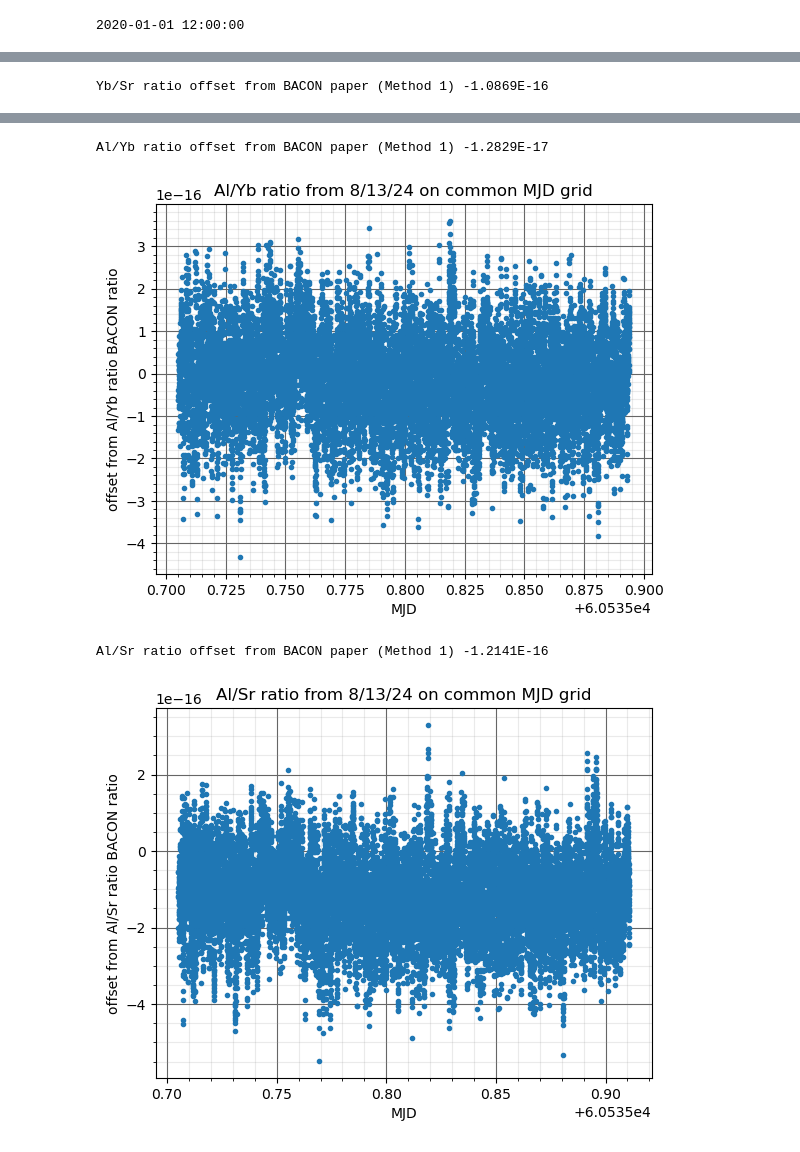
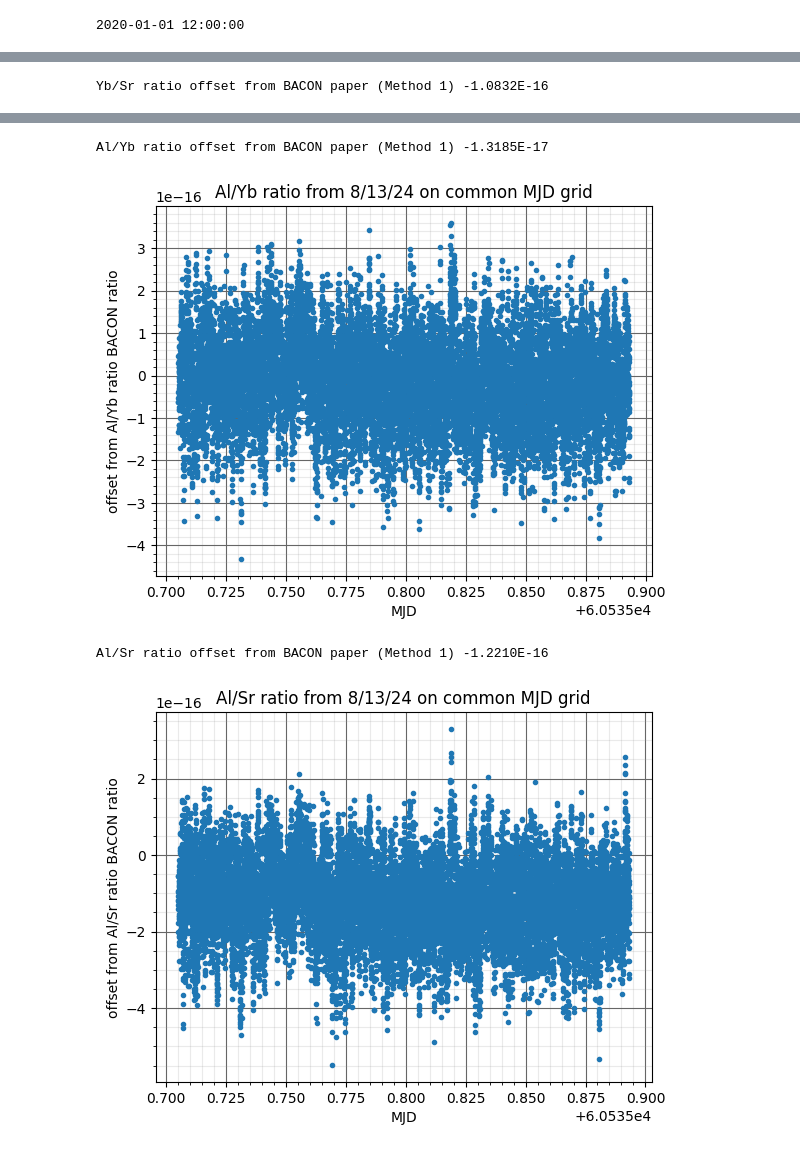
Before and after one commit to caitberry/atomic-clock, a Jupyter notebook: st-interp/three_clocks/three-clock-imputation.ipynb, the cells around one changed output, grey strips where cells are left out. Saved outputs shown, nothing was run; the diff lists cells and outputs as text; code cells hidden in the pictures.

```diff
--- a/st-interp/three_clocks/three-clock-imputation.ipynb
+++ b/st-interp/three_clocks/three-clock-imputation.ipynb
@@ -391,9 +382,9 @@ Name: datetime_diff, dtype: object
 ################################################################################
 # Method 1) Use numpy.interp to interpolate Al, Sr, and Yb shift values onto
 #           comb MJD values
-shiftAl1 = np.interp(common_mjd, shift_data_Al["MJD"], shift_data_Al["shift"])
-shiftSr1 = np.interp(common_mjd, shift_data_Sr["MJD"], shift_data_Sr["shift"])
-shiftYb1 = np.interp(common_mjd, shift_data_Yb["MJD"], shift_data_Yb["shift"])
+shiftAl1 = np.interp(comb["MJD"], shift_data_Al["MJD"], shift_data_Al["shift"])
+shiftSr1 = np.interp(comb["MJD"], shift_data_Sr["MJD"], shift_data_Sr["shift"])
+shiftYb1 = np.interp(comb["MJD"], shift_data_Yb["MJD"], shift_data_Yb["shift"])
 
 # change Method 1 data type to high-precision Decimal
 shiftAl1 = [Decimal(i) for i in shiftAl1]
@@ -409,9 +400,9 @@ shift_Al_tmp = shift_data_Al["shift"].interpolate(method=interp_method)
 shift_Sr_tmp = shift_data_Sr["shift"].interpolate(method=interp_method)
 shift_Yb_tmp = shift_data_Yb["shift"].interpolate(method=interp_method)
 # Step 2
-shiftAl2 = np.interp(common_mjd, shift_data_Al["MJD"], shift_Al_tmp)
-shiftSr2 = np.interp(common_mjd, shift_data_Sr["MJD"], shift_Sr_tmp)
-shiftYb2 = np.interp(common_mjd, shift_data_Yb["MJD"], shift_Yb_tmp)
+shiftAl2 = np.interp(comb["MJD"], shift_data_Al["MJD"], shift_Al_tmp)
+shiftSr2 = np.interp(comb["MJD"], shift_data_Sr["MJD"], shift_Sr_tmp)
+shiftYb2 = np.interp(comb["MJD"], shift_data_Yb["MJD"], shift_Yb_tmp)
 
 # change Method 2 data type to high-precision Decimal
 shiftAl2 = [Decimal(i) for i in shiftAl2]
@@ -427,9 +418,9 @@ shift_Al_tmp3 = shift_data_Al["shift"].interpolate(method=interp_method, limit=m
 shift_Sr_tmp3 = shift_data_Sr["shift"].interpolate(method=interp_method, limit=my_limit)
 shift_Yb_tmp3 = shift_data_Yb["shift"].interpolate(method=interp_method, limit=my_limit)
 # Step 2
-shiftAl3 = np.interp(common_mjd, shift_data_Al["MJD"], shift_Al_tmp3)
-shiftSr3 = np.interp(common_mjd, shift_data_Sr["MJD"], shift_Sr_tmp3)
-shiftYb3 = np.interp(common_mjd, shift_data_Yb["MJD"], shift_Yb_tmp3)
+shiftAl3 = np.interp(comb["MJD"], shift_data_Al["MJD"], shift_Al_tmp3)
+shiftSr3 = np.interp(comb["MJD"], shift_data_Sr["MJD"], shift_Sr_tmp3)
+shiftYb3 = np.interp(comb["MJD"], shift_data_Yb["MJD"], shift_Yb_tmp3)
 
 # change Method 3 data type to high-precision Decimal
 shiftAl3 = [Decimal(i) for i in shiftAl3]
@@ -469,7 +460,7 @@ frequency_ratio_ErYb1_1 = [(i / j - YbSrRatio2020)/YbSrRatio2020 for i,j in zip(
 print("Yb/Sr ratio offset from BACON paper (Method 1)", '{:0.5}'.format(np.nanmean(frequency_ratio_ErYb1_1)) )
 
 plt.figure()
-plt.plot(common_mjd, frequency_ratio_ErYb1_1, '.')
+plt.plot(comb["MJD"], frequency_ratio_ErYb1_1, '.')
 plt.grid(visible=True, which='major', color='#666666', linestyle='-')
 plt.minorticks_on()
 plt.grid(visible=True, which='minor', color='#999999', linestyle='-', alpha=0.2)
@@ -484,7 +475,7 @@ frequency_ratio_ErYb2_1 = [(i / j - AlYbRatio2020)/AlYbRatio2020 for i,j in zip(
 print("Al/Yb ratio offset from BACON paper (Method 1)", '{:0.5}'.format(np.nanmean(frequency_ratio_ErYb2_1)) )
 
 plt.figure()
-plt.plot(common_mjd, frequency_ratio_ErYb2_1, '.')
+plt.plot(comb["MJD"], frequency_ratio_ErYb2_1, '.')
 plt.grid(visible=True, which='major', color='#666666', linestyle='-')
 plt.minorticks_on()
 plt.grid(visible=True, which='minor', color='#999999', linestyle='-', alpha=0.2)
@@ -499,7 +490,7 @@ frequency_ratio_ErYb3_1 = [(i / j - AlSrRatio2020)/AlSrRatio2020 for i,j in zip(
 print("Al/Sr ratio offset from BACON paper (Method 1)", '{:0.5}'.format(np.nanmean(frequency_ratio_ErYb3_1)) )
 
 plt.figure()
-plt.plot(common_mjd, frequency_ratio_ErYb3_1, '.')
+plt.plot(comb["MJD"], frequency_ratio_ErYb3_1, '.')
 plt.grid(visible=True, which='major', color='#666666', linestyle='-')
 plt.minorticks_on()
 plt.grid(visible=True, which='minor', color='#999999', linestyle='-', alpha=0.2)
@@ -508,4 +499,4 @@ plt.ylabel("offset from Al/Sr ratio BACON ratio")
 plt.title("Al/Sr ratio from 8/13/24 on common MJD grid")
 plt.show()
 # %% [output]
-Yb/Sr ratio offset from BACON paper (Method 1) -1.0869E-16
+Yb/Sr ratio offset from BACON paper (Method 1) -1.0832E-16
@@ -513,7 +504,7 @@ Yb/Sr ratio offset from BACON paper (Method 1) -1.0869E-16
-Al/Yb ratio offset from BACON paper (Method 1) -1.2829E-17
+Al/Yb ratio offset from BACON paper (Method 1) -1.3185E-17
-[figure, old version]
+[figure, new version]
-Al/Sr ratio offset from BACON paper (Method 1) -1.2141E-16
+Al/Sr ratio offset from BACON paper (Method 1) -1.2210E-16
-[figure, old version]
+[figure, new version]
 # %%
 ## Method 2)
 # add comb frequencies and clock shift files
```
Also changed, not shown: parts of 11 cells of this notebook, 1 other file.
